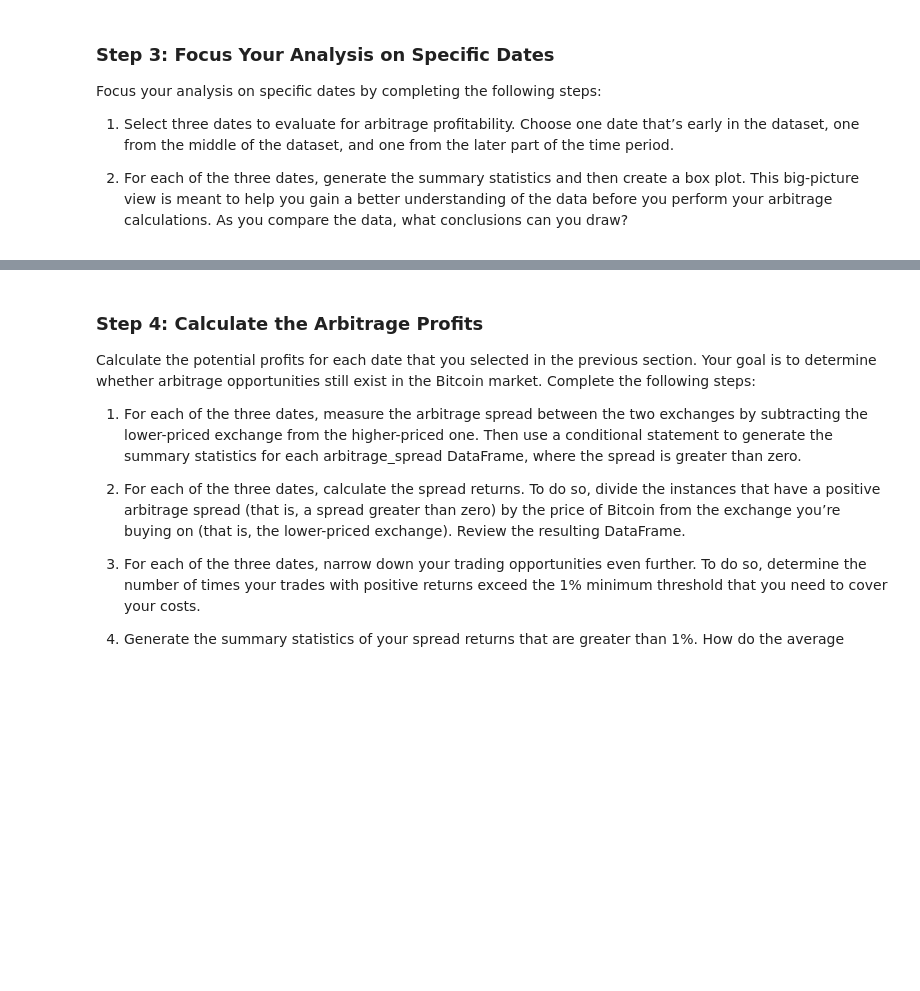
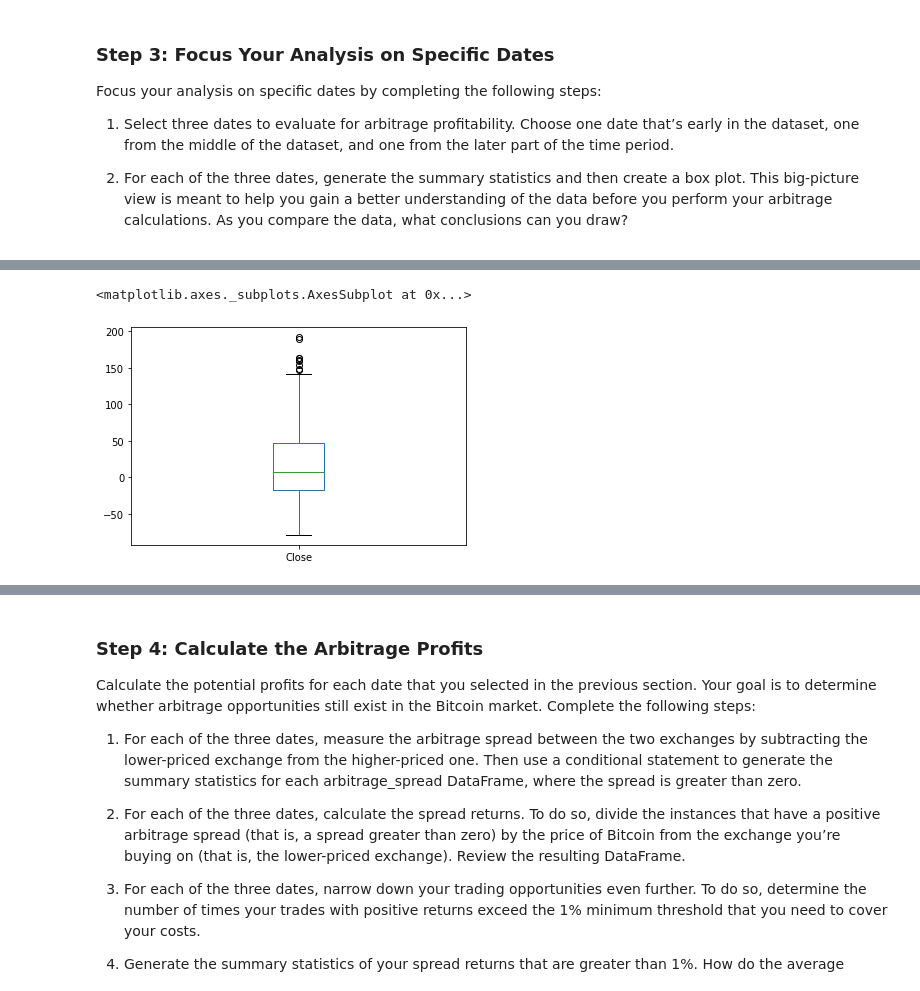
Before and after one commit to AnilVinnakota/assignment3, a Jupyter notebook: crypto_arbitrage.ipynb, the cells around one changed output, grey strips where cells are left out. Cells and saved outputs as stored; diff of their text form; code cells hidden in the pictures; blank space fills up the shorter version.

```diff
--- a/crypto_arbitrage.ipynb
+++ b/crypto_arbitrage.ipynb
@@ -211,7 +216,8 @@ Focus your analysis on specific dates by completing the following steps:
 # %%
 # Using the early date that you have selected, calculate the arbitrage spread
 # by subtracting the bitstamp lower closing prices from the coinbase higher closing prices
-arbitrage_spread_early = # YOUR CODE HERE
+arbitrage_spread_early = coinbase_sliced.loc['2018-01-10'] - bitstamp_sliced.loc['2018-01-10']
 
 # Generate summary statistics for the early DataFrame
 # YOUR CODE HERE
+arbitrage_spread_early.describe()
@@ -218,6 +234,10 @@ arbitrage_spread_early = # YOUR CODE HERE
 # %%
 # Visualize the arbitrage spread from early in the dataset in a box plot
 # YOUR CODE HERE
+arbitrage_spread_early.plot.box()
+# %% [output]
+<matplotlib.axes._subplots.AxesSubplot at 0x...>
+[figure, added]
 # %%
 # Create an overlay plot that visualizes the two dataframes over a period of one day from the middle of the dataset.
 # Be sure that the plots include the parameters `legend`, `figsize`, `title`, `color` and `label`
```
Also changed, not shown: parts of 21 cells of this notebook.
